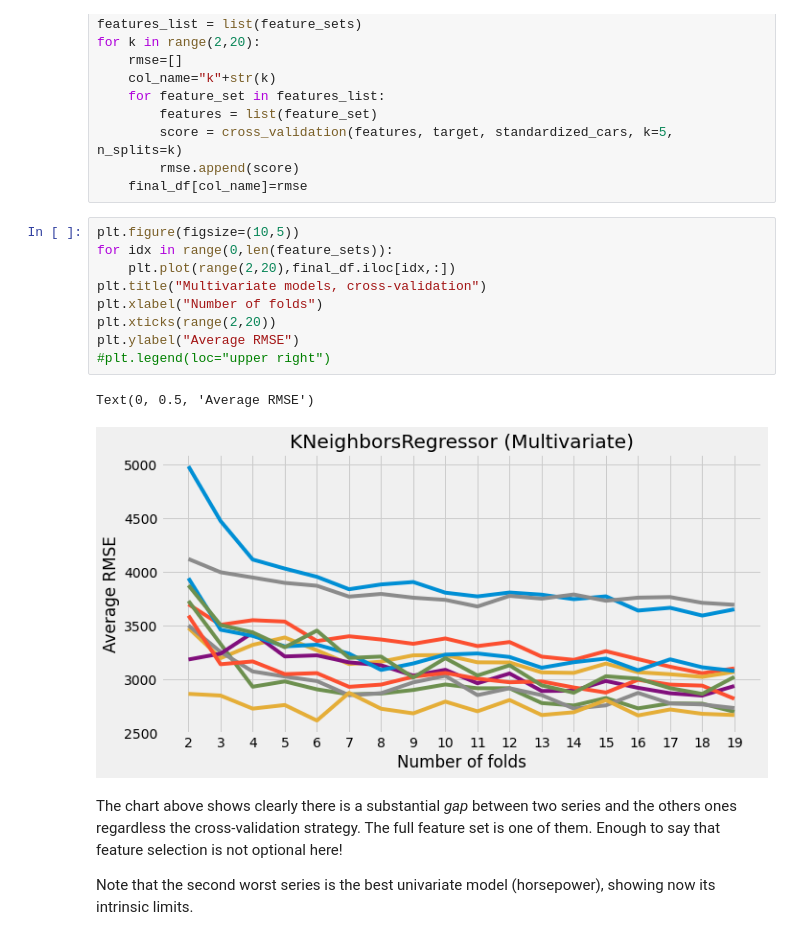
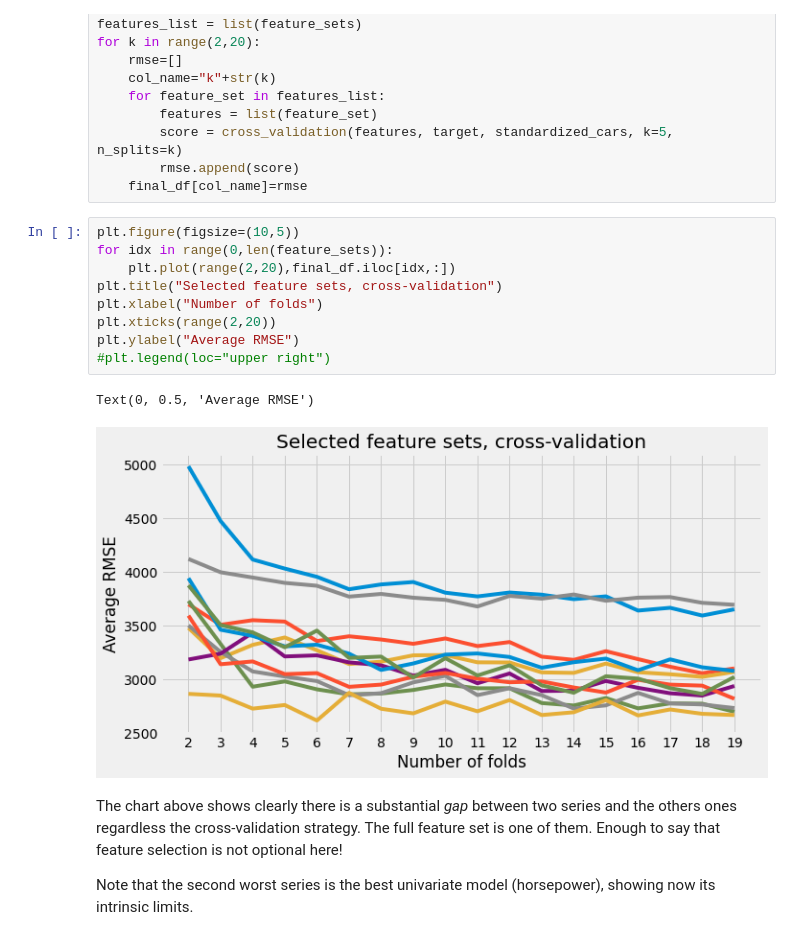
Before and after one commit to h7r/Dataquest-Guided-Projects, a Jupyter notebook: knn_predicting_car_prices_gp.ipynb, the cells around one changed output. Cells and saved outputs as stored; diff of their text form.

```diff
--- a/knn_predicting_car_prices_gp.ipynb
+++ b/knn_predicting_car_prices_gp.ipynb
@@ -887,15 +887,15 @@ for k in range(2,20):
 # %%
 plt.figure(figsize=(10,5))
 for idx in range(0,len(feature_sets)):
     plt.plot(range(2,20),final_df.iloc[idx,:])
-plt.title("Multivariate models, cross-validation")
+plt.title("Selected feature sets, cross-validation")
 plt.xlabel("Number of folds")
 plt.xticks(range(2,20))
 plt.ylabel("Average RMSE")
 #plt.legend(loc="upper right")
 # %% [output]
 Text(0, 0.5, 'Average RMSE')
-[figure, old version]
+[figure, new version]
 # %% [markdown]
 The chart above shows clearly there is a substantial *gap* between two series and the others ones regardless the cross-validation strategy. The full feature set is one of them. Enough to say that feature selection is not optional here!
 
```
